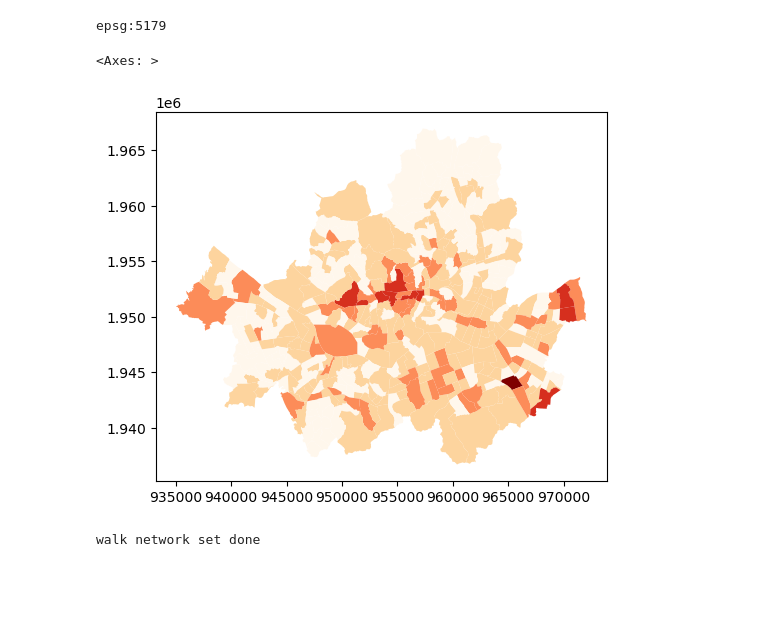
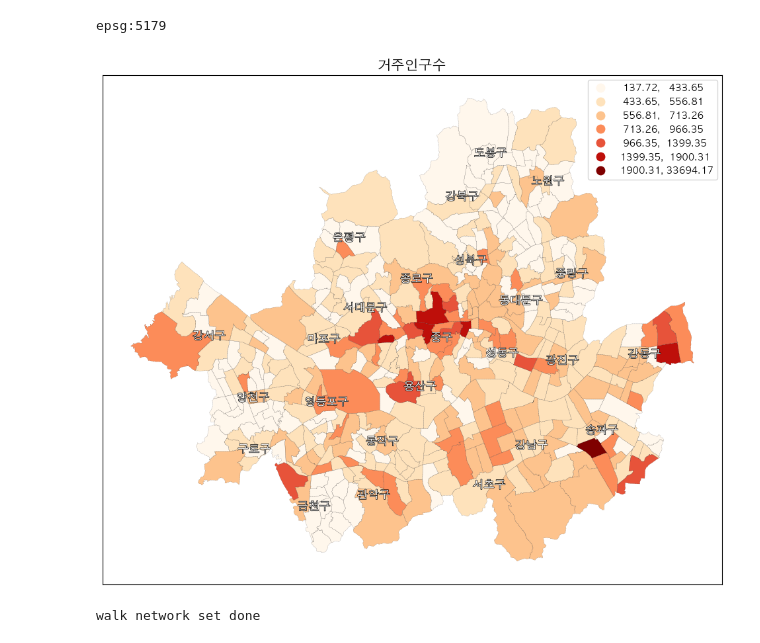
Before and after one commit to jinshingeo/Polygon_2SFCA, a Jupyter notebook: 2SFCA/Greenspace_E2SFCA-Copy4_walk.ipynb, the cells around one changed output. Drawn from its saved outputs; the diff is of its cells as text; code cells hidden in the pictures; blank space fills up the shorter version.

```diff
--- a/2SFCA/Greenspace_E2SFCA-Copy4_walk.ipynb
+++ b/2SFCA/Greenspace_E2SFCA-Copy4_walk.ipynb
@@ -141,13 +162,57 @@ print(dongs.crs)
 # %% [output]
 epsg:5179
 # %%
+plt.rcParams['font.family'] = 'AppleGothic'
+# 구 단위로 dissolve
+# dissolve 전에 geometry 오류 정리
+dongs['geometry'] = dongs['geometry'].buffer(0)
+# dissolve
+boroughs = dongs.dissolve(by='SIGUNGU_NM')
+# dissolve 결과 geometry 오류 정리
+boroughs['geometry'] = boroughs['geometry'].buffer(0)
+
+
+fig, ax = plt.subplots(figsize=(15, 10))
 dongs.plot(
     column='총생활인구수',
+    ax=ax,
+    legend=True,
     cmap='OrRd',
-    scheme='natural_breaks')
+    scheme='natural_breaks',
+    k=7)
+dongs.boundary.plot(
+    ax=ax,
+    linestyle='dotted',
+    lw=0.2,
+    color='black',
+    zorder=1
+)
+# Your code here
+# 구 경계 진하게 추가
+# boroughs.boundary.plot(
+#     ax=ax,
+#     color='black',     # 원하는 색상(예: 'black', 'red', 'blue' 등)
+#     linestyle='-',
+#     lw=1,    # 경계선 두께(예: 2~4)
+#     zorder=2
+# )
+
+
+for idx, row in boroughs.iterrows():
+    ax.text(s=idx, # String to be displayed
+                x=row['geometry'].centroid.coords[:][0][0], # X coordinate of label
+                y=row['geometry'].centroid.coords[:][0][1], # Y coordinate of label
+                fontsize=12,
+                color='white',
+                path_effects=[pe.withStroke(linewidth=1, foreground="black")],
+                ha='center', # Horizontal align
+                va='center', # Vertical align
+               )
+ax.set_title(f'거주인구수', fontsize=15)
+ax.get_xaxis().set_visible(False)
+ax.get_yaxis().set_visible(False)
 # %% [output]
-<Axes: >
-[figure, old version]
+[figure, new version]
 # %%
 parks = parks.to_crs("epsg:4326")
 dongs = dongs.to_crs("epsg:4326")
```
Also changed, not shown: parts of 10 cells of this notebook.
